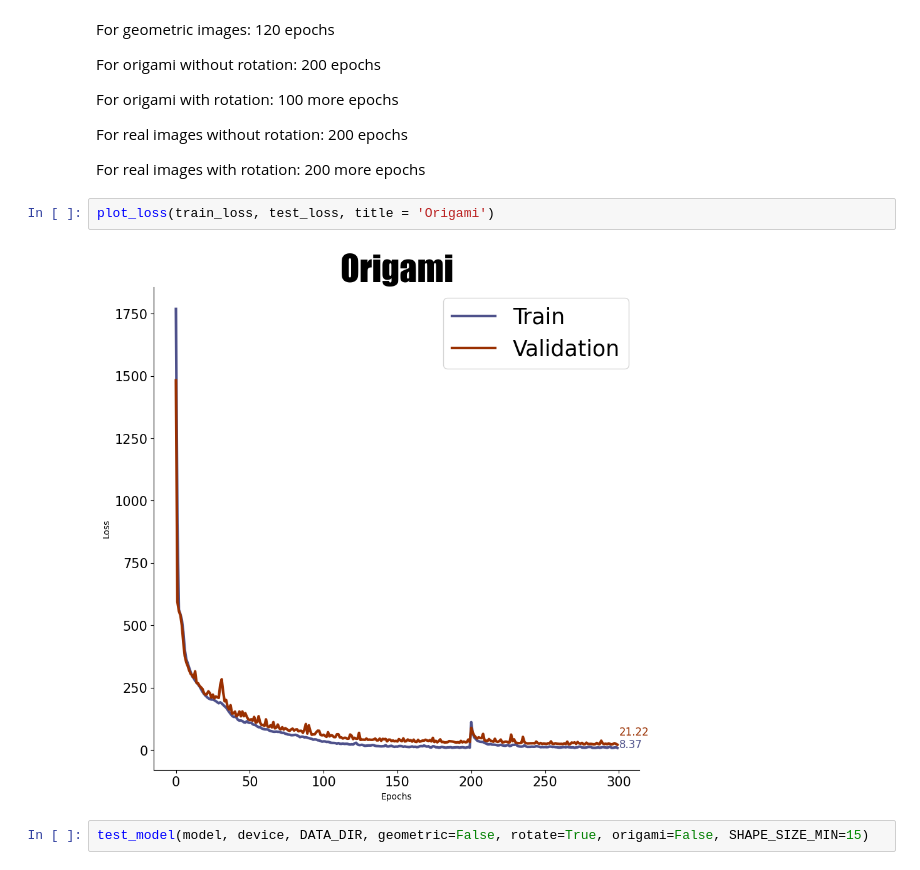
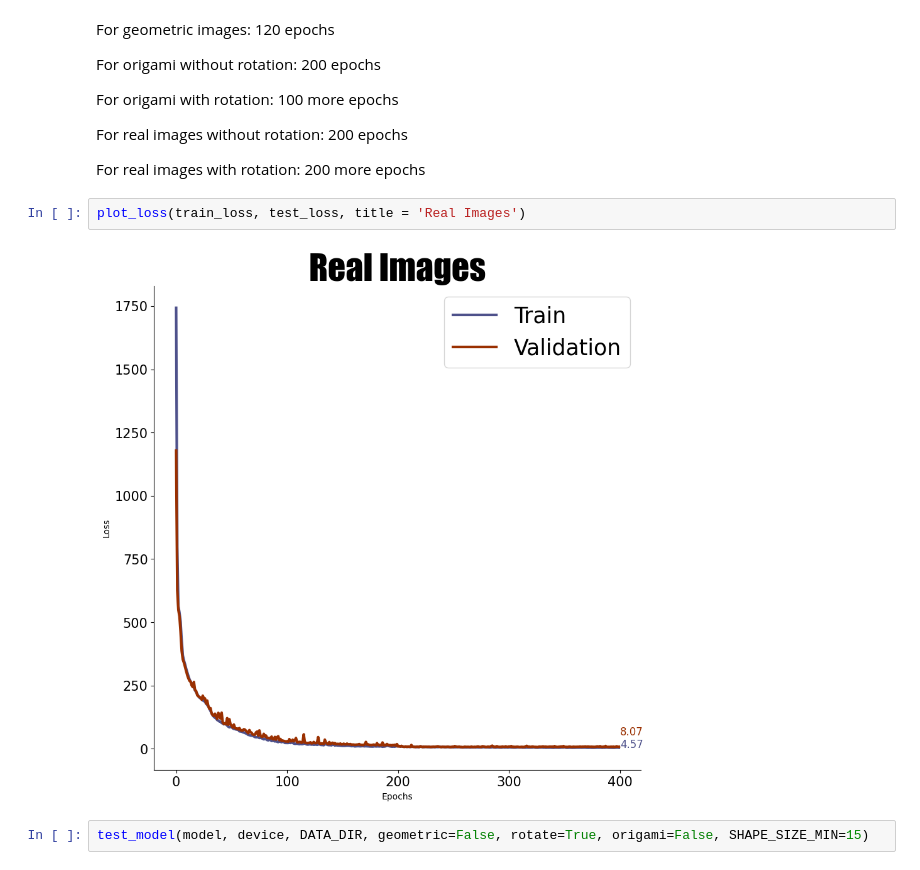
Before and after one commit to Nefasto1/Deep-Learning-Project, a Jupyter notebook: main.ipynb, the cells around one changed output. Saved outputs shown, nothing was run; the diff lists cells and outputs as text.

Commit message:
added los plot for real images

```diff
--- a/main.ipynb
+++ b/main.ipynb
@@ -121,9 +121,9 @@ For real images without rotation: 200 epochs
 
 For real images with rotation: 200 more epochs
 # %%
-plot_loss(train_loss, test_loss, title = 'Origami')
+plot_loss(train_loss, test_loss, title = 'Real Images')
 # %% [output]
-[figure, old version]
+[figure, new version]
 # %%
 test_model(model, device, DATA_DIR, geometric=False, rotate=True, origami=False, SHAPE_SIZE_MIN=15)
 # %% [output]
```
Also changed, not shown: 1 other file.
